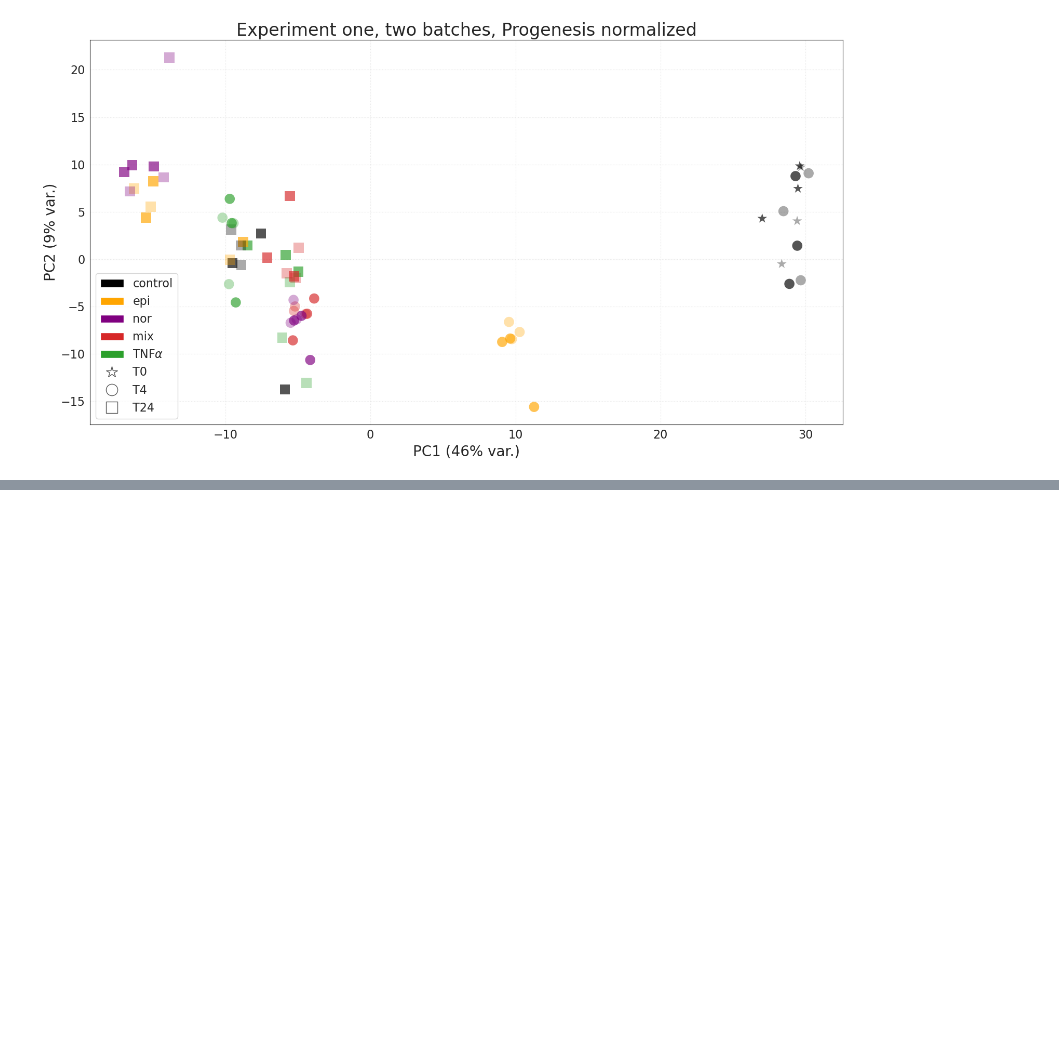
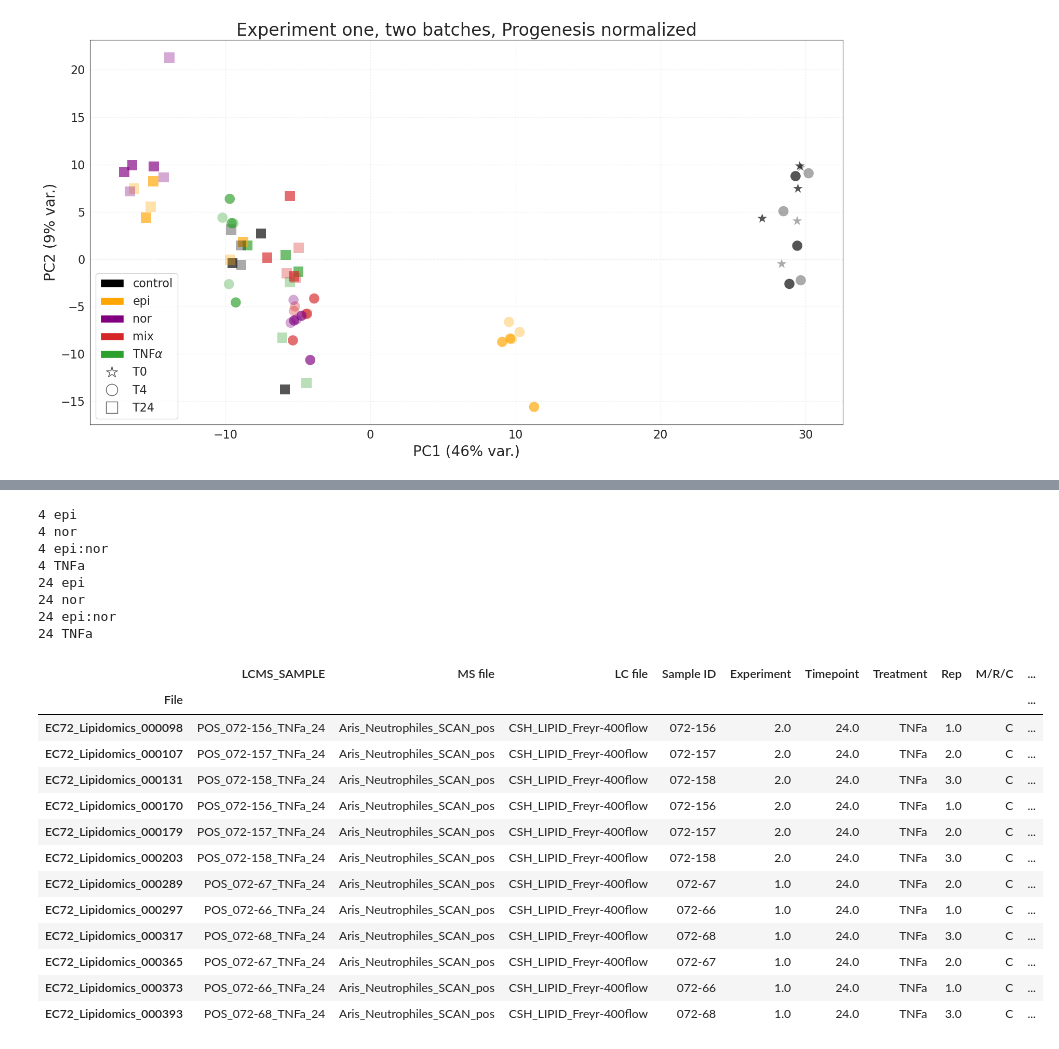
Before and after one commit to adelomana/vigur, a Jupyter notebook: lipidomics/EC072/progenesis/experiment_one_normalized.ipynb, the cells around one changed output, grey strips where cells are left out. Cells and saved outputs as stored; diff of their text form; code cells hidden in the pictures; blank space fills up the shorter version.

```diff
--- a/lipidomics/EC072/progenesis/experiment_one_normalized.ipynb
+++ b/lipidomics/EC072/progenesis/experiment_one_normalized.ipynb
@@ -317,0 +354,39 @@ variance explained [0.4633186  0.09906443]
+# %%
+treatments = ['epi', 'nor', 'epi:nor', 'TNFa']
+time_points = [4, 24]
+for time_point in time_points:
+    for treatment in treatments:
+        print(time_point, treatment)
+
+        # select control samples
+        rules = ((metadata['Treatment'] == '0 µM') | (metadata['Treatment'] == '0µM')) & (metadata['Timepoint'] == time_point)
+        control_samples = metadata[rules]
+
+        rules = (metadata['Treatment'] == treatment) & (metadata['Timepoint'] == time_point)
+        treatment_samples = metadata[rules]
+        # .index.to_list()
+
+treatment_samples
+# %% [output]
+4 epi
+4 nor
+4 epi:nor
+4 TNFa
+24 epi
+24 nor
+24 epi:nor
+24 TNFa
+|  | LCMS_SAMPLE | MS file | LC file | Sample ID | Experiment | Timepoint | Treatment | Rep | M/R/C | ... |
+| File |  |  |  |  |  |  |  |  |  | ... |
+| EC72_Lipidomics_000098 | POS_072-156_TNFa_24 | Aris_Neutrophiles_SCAN_pos | CSH_LIPID_Freyr-400flow | 072-156 | 2.0 | 24.0 | TNFa | 1.0 | C | ... |
+| EC72_Lipidomics_000107 | POS_072-157_TNFa_24 | Aris_Neutrophiles_SCAN_pos | CSH_LIPID_Freyr-400flow | 072-157 | 2.0 | 24.0 | TNFa | 2.0 | C | ... |
+| EC72_Lipidomics_000131 | POS_072-158_TNFa_24 | Aris_Neutrophiles_SCAN_pos | CSH_LIPID_Freyr-400flow | 072-158 | 2.0 | 24.0 | TNFa | 3.0 | C | ... |
+| EC72_Lipidomics_000170 | POS_072-156_TNFa_24 | Aris_Neutrophiles_SCAN_pos | CSH_LIPID_Freyr-400flow | 072-156 | 2.0 | 24.0 | TNFa | 1.0 | C | ... |
+| EC72_Lipidomics_000179 | POS_072-157_TNFa_24 | Aris_Neutrophiles_SCAN_pos | CSH_LIPID_Freyr-400flow | 072-157 | 2.0 | 24.0 | TNFa | 2.0 | C | ... |
+| EC72_Lipidomics_000203 | POS_072-158_TNFa_24 | Aris_Neutrophiles_SCAN_pos | CSH_LIPID_Freyr-400flow | 072-158 | 2.0 | 24.0 | TNFa | 3.0 | C | ... |
+| EC72_Lipidomics_000289 | POS_072-67_TNFa_24 | Aris_Neutrophiles_SCAN_pos | CSH_LIPID_Freyr-400flow | 072-67 | 1.0 | 24.0 | TNFa | 2.0 | C | ... |
+| EC72_Lipidomics_000297 | POS_072-66_TNFa_24 | Aris_Neutrophiles_SCAN_pos | CSH_LIPID_Freyr-400flow | 072-66 | 1.0 | 24.0 | TNFa | 1.0 | C | ... |
+| EC72_Lipidomics_000317 | POS_072-68_TNFa_24 | Aris_Neutrophiles_SCAN_pos | CSH_LIPID_Freyr-400flow | 072-68 | 1.0 | 24.0 | TNFa | 3.0 | C | ... |
+| EC72_Lipidomics_000365 | POS_072-67_TNFa_24 | Aris_Neutrophiles_SCAN_pos | CSH_LIPID_Freyr-400flow | 072-67 | 1.0 | 24.0 | TNFa | 2.0 | C | ... |
+| EC72_Lipidomics_000373 | POS_072-66_TNFa_24 | Aris_Neutrophiles_SCAN_pos | CSH_LIPID_Freyr-400flow | 072-66 | 1.0 | 24.0 | TNFa | 1.0 | C | ... |
+| EC72_Lipidomics_000393 | POS_072-68_TNFa_24 | Aris_Neutrophiles_SCAN_pos | CSH_LIPID_Freyr-400flow | 072-68 | 1.0 | 24.0 | TNFa | 3.0 | C | ... |
```
Also changed, not shown: parts of 4 cells of this notebook, 2 other files.
